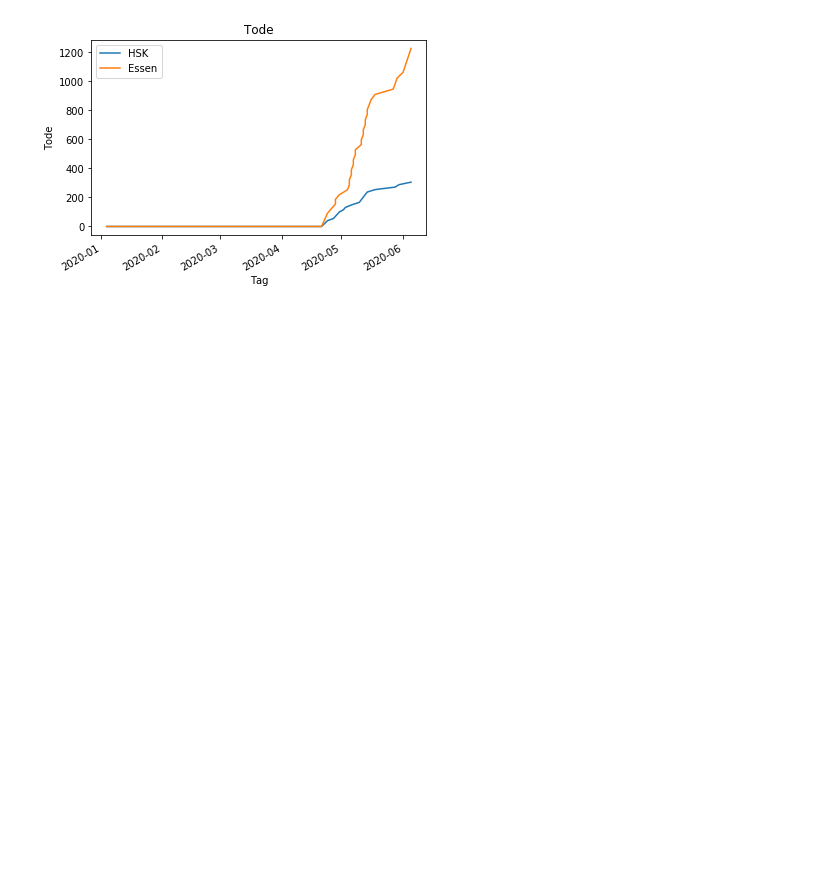
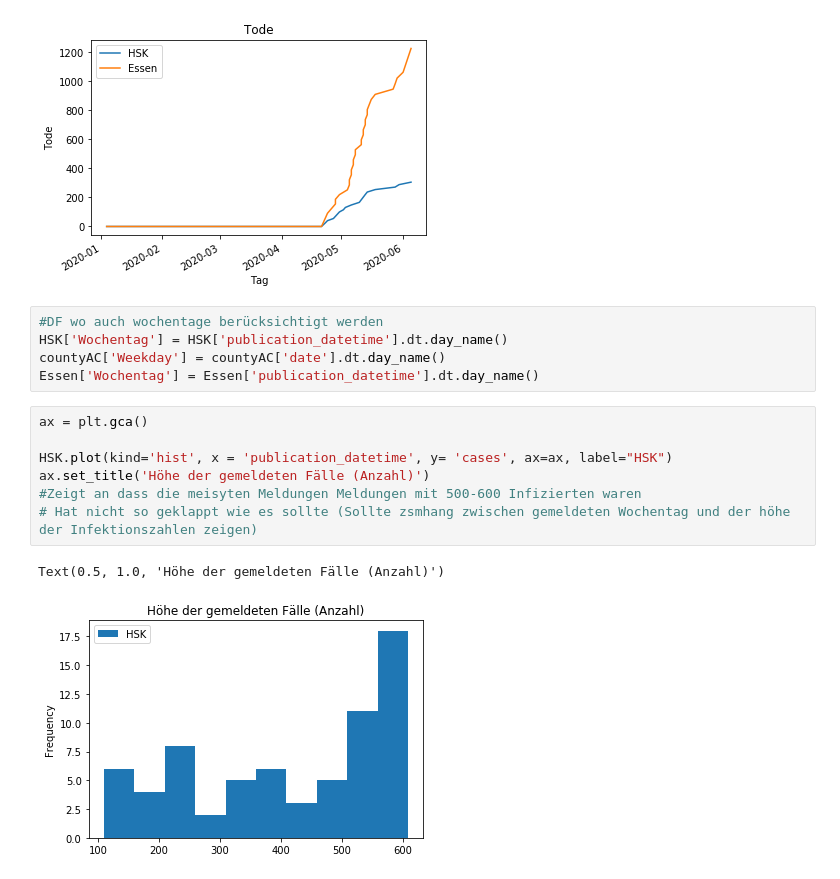
Before and after one commit to Jubo30/Data-Science-Project, a Jupyter notebook: Täglicher Zuwachs Deutschland.ipynb, the cells around one changed output. Drawn from its saved outputs; the diff is of its cells as text; blank space fills up the shorter version.

```diff
--- a/Täglicher Zuwachs Deutschland.ipynb
+++ b/Täglicher Zuwachs Deutschland.ipynb
@@ -425,3 +426,18 @@ ax.set_ylabel('Tode')
 # %% [output]
 Text(0, 0.5, 'Tode')
 [figure]
+# %%
+#DF wo auch wochentage berücksichtigt werden
+HSK['Wochentag'] = HSK['publication_datetime'].dt.day_name()
+countyAC['Weekday'] = countyAC['date'].dt.day_name()
+Essen['Wochentag'] = Essen['publication_datetime'].dt.day_name()
+# %%
+ax = plt.gca()
+
+HSK.plot(kind='hist', x = 'publication_datetime', y= 'cases', ax=ax, label="HSK")
+ax.set_title('Höhe der gemeldeten Fälle (Anzahl)')
+#Zeigt an dass die meisyten Meldungen Meldungen mit 500-600 Infizierten waren
+# Hat nicht so geklappt wie es sollte (Sollte zsmhang zwischen gemeldeten Wochentag und der höhe der Infektionszahlen zeigen)
+# %% [output]
+Text(0.5, 1.0, 'Höhe der gemeldeten Fälle (Anzahl)')
+[figure, added]
```
Also changed, not shown: parts of 7 cells of this notebook.
